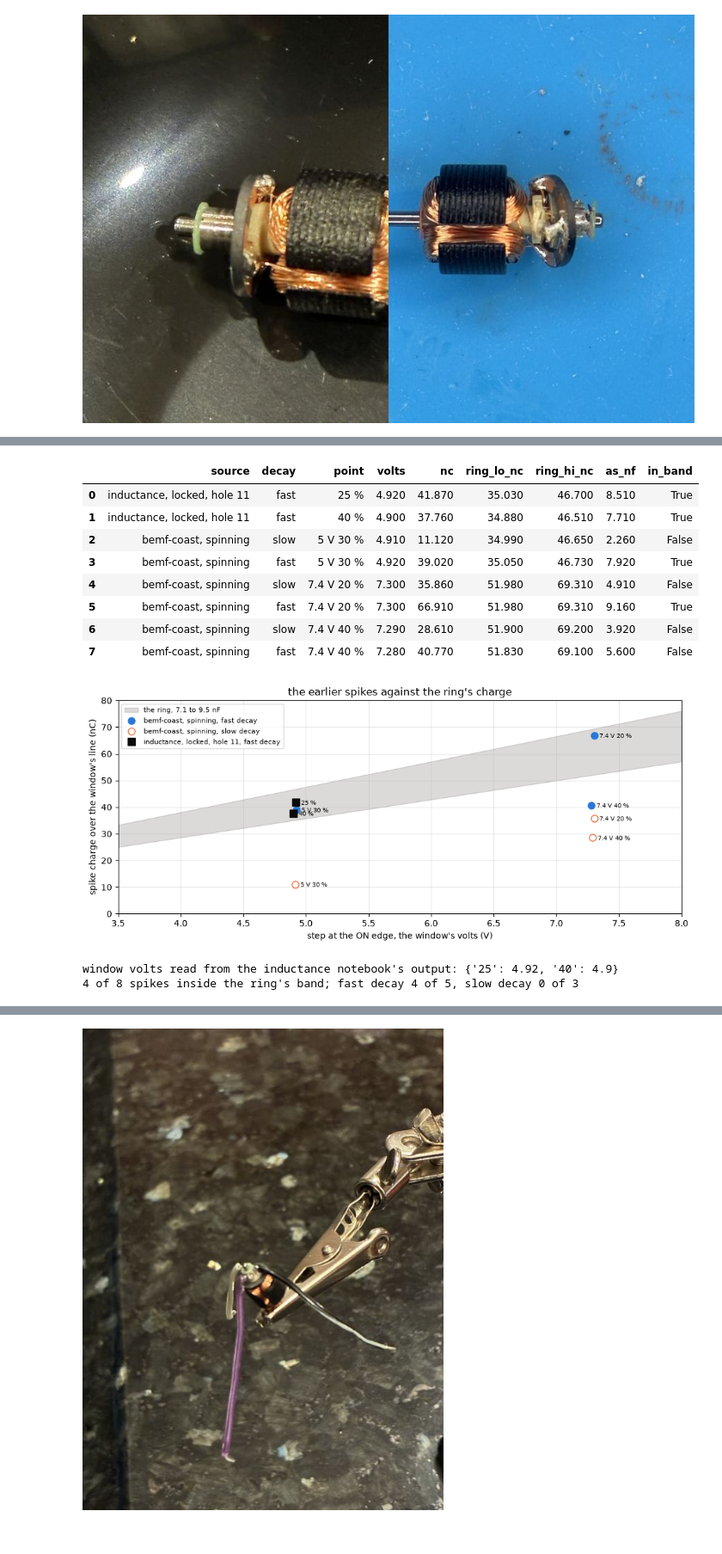
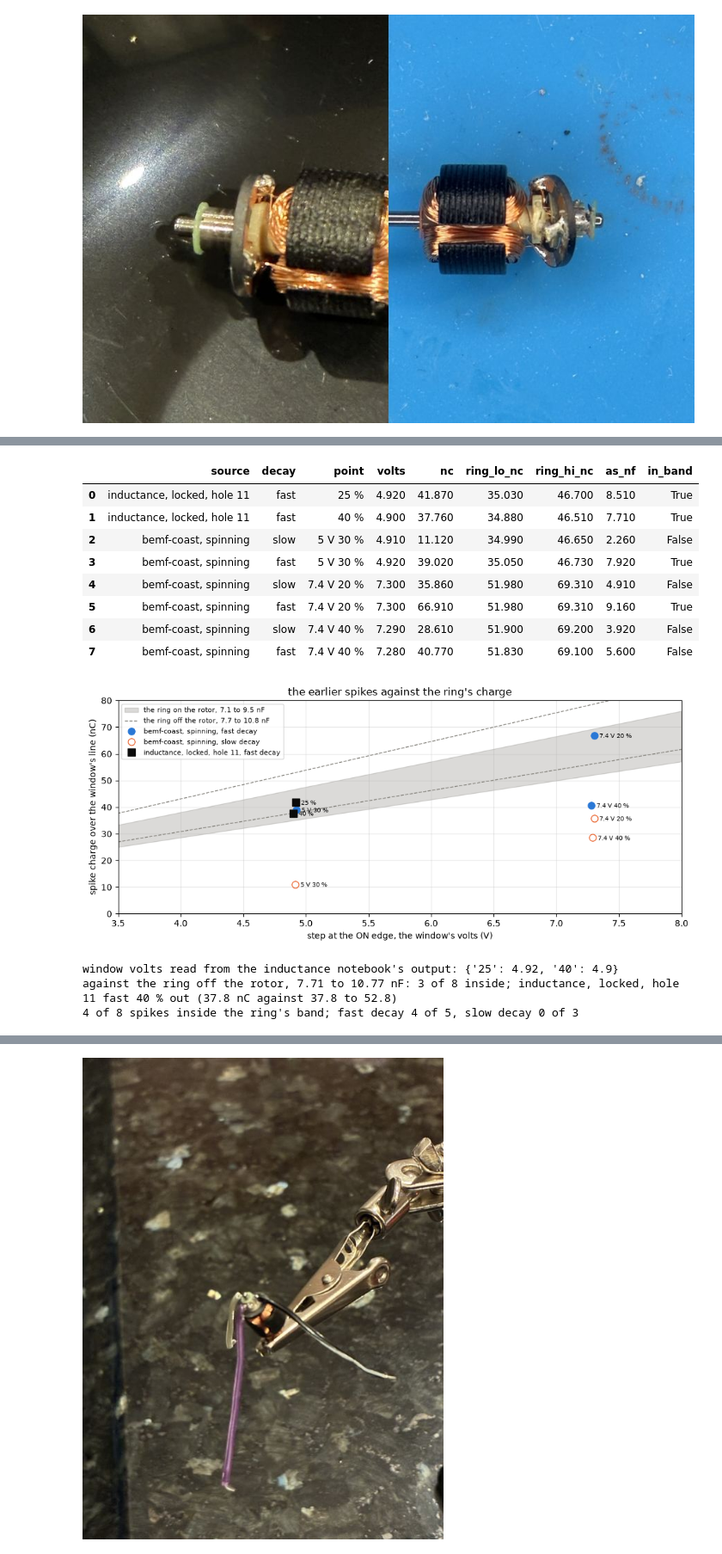
Before and after one commit to OpenServoCore/notebooks, a Jupyter notebook: stages/2-motor/teardown/teardown.ipynb, the cells around one changed output, grey strips where cells are left out. Shown at 86% size. Cells and saved outputs as stored; diff of their text form; code cells hidden in the pictures.

```diff
--- a/stages/2-motor/teardown/teardown.ipynb
+++ b/stages/2-motor/teardown/teardown.ipynb
@@ -530,0 +554,30 @@ The figure is the spike's charge against the step, the ring's band between its t
+# %%
+PADS = ("white-black", "white-free", "black-free")                      # the three pad pairs, named by the leads on the pads
+OFF_NF = np.array([hand(f"disc pair {p} cap")[0] for p in PADS]) - STRAY_NF   # by hand, the open probes' stray off
+OFF_KOHM = np.array([hand(f"disc pair {p} ohm")[0] for p in PADS])
+
+
+def pair_of(s, kind):
+    # what each pad pair reads with sectors s = (white-black, white-free, black-free): the sector between the two pads
+    # in parallel with the other two in series through the third pad
+    a, b, c = s
+    if kind == "nf":
+        par, ser = (lambda x, y: x + y), (lambda x, y: x * y / (x + y))
+    else:
+        par, ser = (lambda x, y: x * y / (x + y)), (lambda x, y: x + y)
+    return np.array([par(a, ser(b, c)), par(b, ser(a, c)), par(c, ser(a, b))])
+
+
+SEC_NF = least_squares(lambda s: pair_of(s, "nf") - OFF_NF, OFF_NF / 1.5).x       # three equations, three sectors
+SEC_KOHM = least_squares(lambda s: pair_of(s, "kohm") - OFF_KOHM, OFF_KOHM * 1.5).x
+# the brushes see the ring two ways: each brush on one segment reads one pad pair; a brush bridging two segments ties
+# their pads, shorts the sector between them and leaves the other two in parallel
+ONE_SEG_NF = OFF_NF
+BRIDGE_NF = np.array([SEC_NF[1] + SEC_NF[2], SEC_NF[0] + SEC_NF[2], SEC_NF[0] + SEC_NF[1]])
+print("pad pairs by hand, less the stray:", ", ".join(f"{p} {c:.3f} nF {r:.1f} kohm" for p, c, r in zip(PADS, OFF_NF, OFF_KOHM)))
+print("sectors solved:", ", ".join(f"{p} {c:.3f} nF {r:.0f} kohm" for p, c, r in zip(PADS, SEC_NF, SEC_KOHM)),
+      f"| residuals {np.abs(pair_of(SEC_NF, 'nf') - OFF_NF).max():.1e} nF, {np.abs(pair_of(SEC_KOHM, 'kohm') - OFF_KOHM).max():.1e} kohm")
+print(f"the brushes see {ONE_SEG_NF.min():.2f} to {ONE_SEG_NF.max():.2f} nF with each on one segment, "
+      f"{BRIDGE_NF.min():.2f} to {BRIDGE_NF.max():.2f} nF with one bridging two; on the rotor the same two geometries read "
+      f"{min(RING_NF.values()):.2f} and {max(RING_NF.values()):.2f} nF")
+print(f"sector mean {SEC_NF.mean():.2f} nF off the rotor against {CS_NF:.2f} nF read on it")
@@ -545,35 +754,42 @@ SP["ring_lo_nc"], SP["ring_hi_nc"] = C_LO * SP["volts"], C_HI * SP["volts"]
 SP["as_nf"] = SP["nc"] / SP["volts"]
 SP["in_band"] = (SP["nc"] >= SP["ring_lo_nc"]) & (SP["nc"] <= SP["ring_hi_nc"])
 show(SP.round(2), n=None)
 
 fig, ax = plt.subplots(figsize=(10, 4.4))
 v = np.linspace(0, 8, 50)
-ax.fill_between(v, C_LO * v, C_HI * v, color=MUTED, alpha=0.3, label=f"the ring, {C_LO:.1f} to {C_HI:.1f} nF")
+ax.fill_between(v, C_LO * v, C_HI * v, color=MUTED, alpha=0.3, label=f"the ring on the rotor, {C_LO:.1f} to {C_HI:.1f} nF")
+ax.plot(v, ONE_SEG_NF.min() * v, "--", color=MUTED, lw=1, label=f"the ring off the rotor, {ONE_SEG_NF.min():.1f} to {BRIDGE_NF.max():.1f} nF")
+ax.plot(v, BRIDGE_NF.max() * v, "--", color=MUTED, lw=1)
 style = {("inductance, locked, hole 11", "fast"): dict(marker="s", color=INK, mfc=INK),
          ("bemf-coast, spinning", "fast"): dict(marker="o", color=BLUE, mfc=BLUE),
          ("bemf-coast, spinning", "slow"): dict(marker="o", color=ORANGE, mfc="none")}
 for (src, dec), g in SP.groupby(["source", "decay"]):
     ax.plot(g["volts"], g["nc"], ls="none", ms=8, label=f"{src}, {dec} decay", **style[(src, dec)])
     for _, r in g.iterrows():
         ax.annotate(r["point"], (r["volts"], r["nc"]), xytext=(6, -3), textcoords="offset points", fontsize=7)
 ax.set_xlim(3.5, 8); ax.set_ylim(0, 80)
 ax.set_xlabel("step at the ON edge, the window's volts (V)"); ax.set_ylabel("spike charge over the window's line (nC)")
 ax.set_title("the earlier spikes against the ring's charge"); ax.legend(fontsize=8, loc="upper left"); ax.grid(alpha=0.3)
 plt.tight_layout(); plt.show()
 print(f"window volts read from the inductance notebook's output: {IND_V}")
+SP["in_off_band"] = (SP["nc"] >= ONE_SEG_NF.min() * SP["volts"]) & (SP["nc"] <= BRIDGE_NF.max() * SP["volts"])
+print(f"against the ring off the rotor, {ONE_SEG_NF.min():.2f} to {BRIDGE_NF.max():.2f} nF: {SP['in_off_band'].sum()} of {len(SP)} inside; "
+      + ", ".join(f"{r['source']} {r['decay']} {r['point']} {'in' if r['in_off_band'] else 'out'} ({r['nc']:.1f} nC against {ONE_SEG_NF.min() * r['volts']:.1f} to {BRIDGE_NF.max() * r['volts']:.1f})"
+                  for _, r in SP.iterrows() if r["in_off_band"] != r["in_band"]))
 print(f"{SP['in_band'].sum()} of {len(SP)} spikes inside the ring's band; fast decay {SP[SP['decay'] == 'fast']['in_band'].sum()} of "
       f"{(SP['decay'] == 'fast').sum()}, slow decay {SP[SP['decay'] == 'slow']['in_band'].sum()} of {(SP['decay'] == 'slow').sum()}")
 # %% [output]
 |  | source | decay | point | volts | nc | ring_lo_nc | ring_hi_nc | as_nf | in_band |
 | 0 | inductance, locked, hole 11 | fast | 25 % | 4.920 | 41.870 | 35.030 | 46.700 | 8.510 | True |
 | 1 | inductance, locked, hole 11 | fast | 40 % | 4.900 | 37.760 | 34.880 | 46.510 | 7.710 | True |
 | 2 | bemf-coast, spinning | slow | 5 V 30 % | 4.910 | 11.120 | 34.990 | 46.650 | 2.260 | False |
 | 3 | bemf-coast, spinning | fast | 5 V 30 % | 4.920 | 39.020 | 35.050 | 46.730 | 7.920 | True |
 | 4 | bemf-coast, spinning | slow | 7.4 V 20 % | 7.300 | 35.860 | 51.980 | 69.310 | 4.910 | False |
 | 5 | bemf-coast, spinning | fast | 7.4 V 20 % | 7.300 | 66.910 | 51.980 | 69.310 | 9.160 | True |
 | 6 | bemf-coast, spinning | slow | 7.4 V 40 % | 7.290 | 28.610 | 51.900 | 69.200 | 3.920 | False |
 | 7 | bemf-coast, spinning | fast | 7.4 V 40 % | 7.280 | 40.770 | 51.830 | 69.100 | 5.600 | False |
-[figure, old version]
+[figure, new version]
 window volts read from the inductance notebook's output: {'25': 4.92, '40': 4.9}
+against the ring off the rotor, 7.71 to 10.77 nF: 3 of 8 inside; inductance, locked, hole 11 fast 40 % out (37.8 nC against 37.8 to 52.8)
 4 of 8 spikes inside the ring's band; fast decay 4 of 5, slow decay 0 of 3
 # %% [markdown]
```
Also changed, not shown: parts of 46 cells of this notebook, 1 other file.
